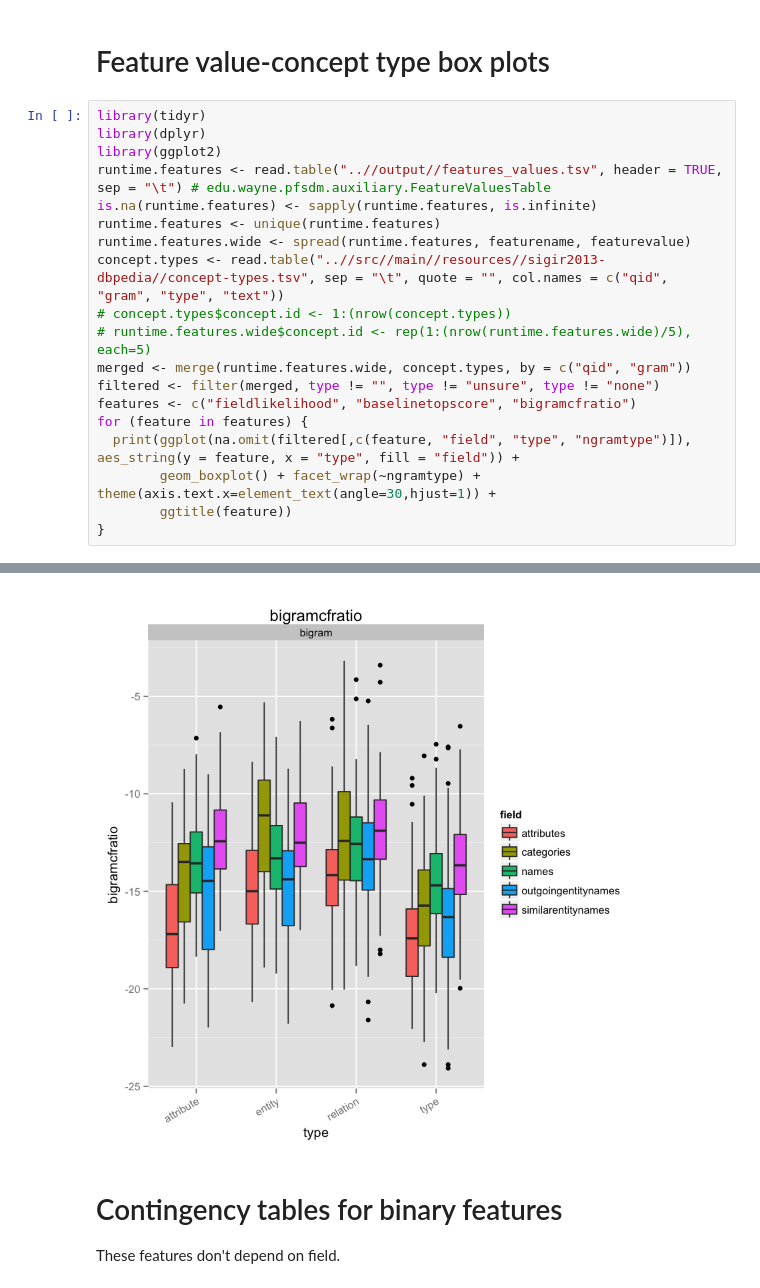
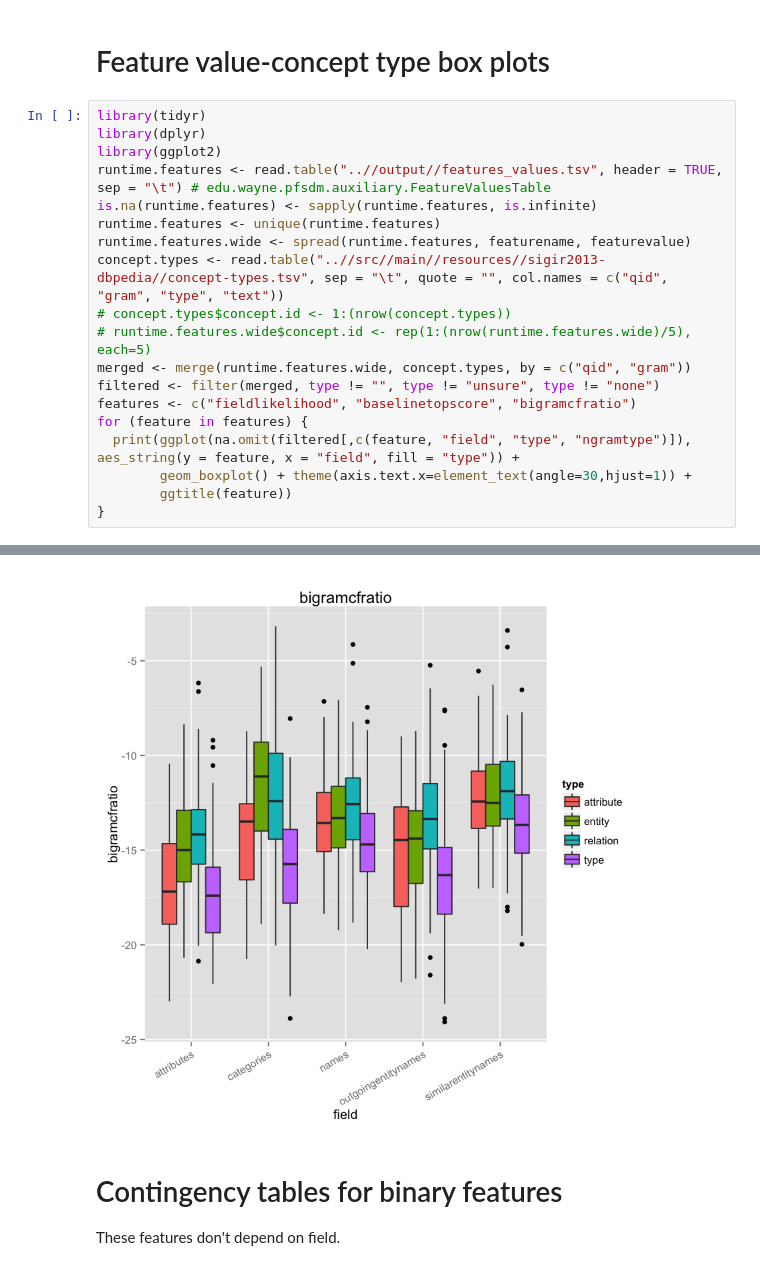
Before and after one commit to teanalab/pfsdm, a Jupyter notebook: reports/report-1.ipynb, the cells around one changed output, grey strips where cells are left out. Cells and saved outputs as stored; diff of their text form.

Commit message:
Plots for paper

```diff
--- a/reports/report-1.ipynb
+++ b/reports/report-1.ipynb
@@ -18,8 +18,8 @@ merged <- merge(runtime.features.wide, concept.types, by = c("qid", "gram"))
 filtered <- filter(merged, type != "", type != "unsure", type != "none")
 features <- c("fieldlikelihood", "baselinetopscore", "bigramcfratio")
 for (feature in features) {
-  print(ggplot(na.omit(filtered[,c(feature, "field", "type", "ngramtype")]), aes_string(y = feature, x = "type", fill = "field")) +
-        geom_boxplot() + facet_wrap(~ngramtype) + theme(axis.text.x=element_text(angle=30,hjust=1)) +
+  print(ggplot(na.omit(filtered[,c(feature, "field", "type", "ngramtype")]), aes_string(y = feature, x = "field", fill = "type")) +
+        geom_boxplot() + theme(axis.text.x=element_text(angle=30,hjust=1)) +
         ggtitle(feature))
 }
 # %% [output]
@@ -28,4 +28,4 @@ for (feature in features) {
-[figure, old version]
+[figure, new version]
 # %% [markdown]
 # Contingency tables for binary features
 These features don't depend on field.
```
Also changed, not shown: parts of 1 cell of this notebook, 11 other files.
